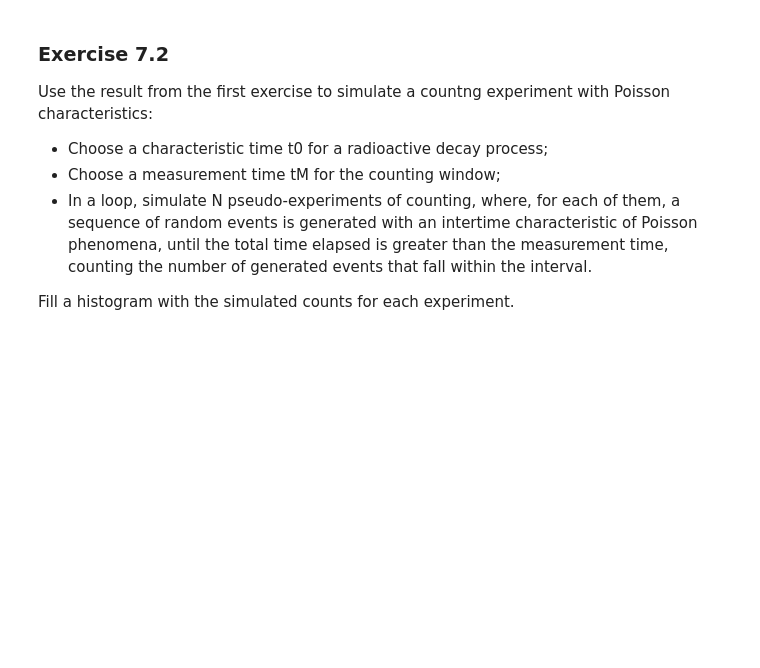
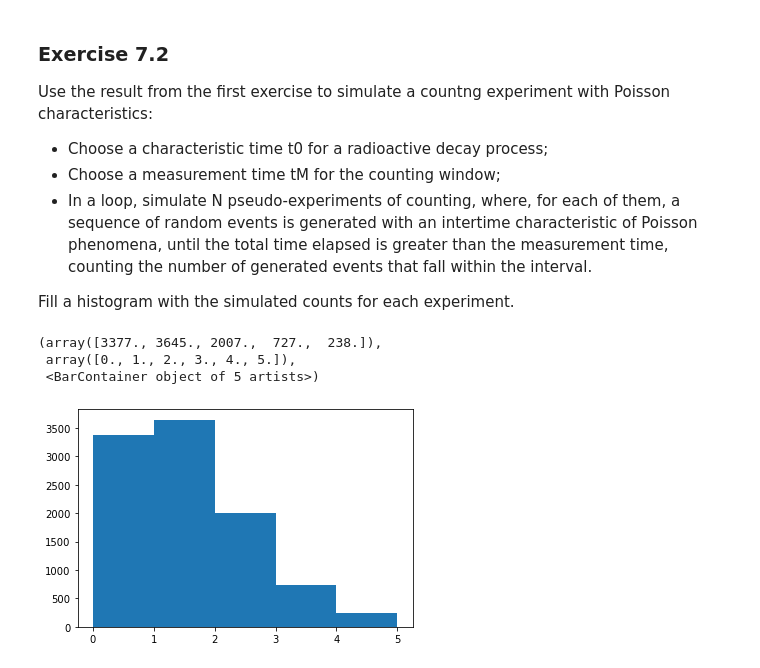
Before and after one commit to Murphy900/Lab-Code-, a Jupyter notebook: Ex 7 Python/Ex7.ipynb, the cells around one changed output. Cells and saved outputs as stored; diff of their text form; code cells hidden in the pictures; blank space fills up the shorter version.

Commit message:
Introduce function that produce poisson pdf from events that follow eponential pdf

```diff
--- a/Ex 7 Python/Ex7.ipynb
+++ b/Ex 7 Python/Ex7.ipynb
@@ -85,3 +194,48 @@ plt.hist(randlist,bins = bin_edges, color = 'orange')
 
 </ul>
 Fill a histogram with the simulated counts for each experiment. </p>
+# %%
+import numpy as np
+import matplotlib.pyplot as plt
+from math import ceil
+
+
+
+t0 = 55 # time in seconds of decaying for Thoron an isotope of radon
+
+tm = 60 # time of measurament in second
+
+N = 10000
+randlist = []
+
+
+for i in range(N):
+
+    total_time = rand_exp(t0) # if the seed is not specified is change in every iteration
+    events = 0
+
+    while (total_time < tm):
+        events += 1
+        total_time += rand_exp(t0)
+    randlist.append(events)
+
+
+
+
+Nbins = sturges(randlist)
+
+xMin = max(0., ceil(np.mean(randlist)-3*(np.var(randlist))**0.5))
+xMax = ceil(np.mean(randlist)+ 3*(np.var(randlist))**0.5)
+
+
+
+bin_edges = np.linspace(xMin,xMax, int(xMax - xMin) + 1 )
+#bin_edges  = np.linspace(min(randlist),max(randlist), int(max(randlist) - min(randlist))+1)
+
+
+plt.hist(randlist,bins = bin_edges)
+# %% [output]
+(array([3377., 3645., 2007.,  727.,  238.]),
+ array([0., 1., 2., 3., 4., 5.]),
+ <BarContainer object of 5 artists>)
+[figure, added]
```
Also changed, not shown: parts of 6 cells of this notebook.
